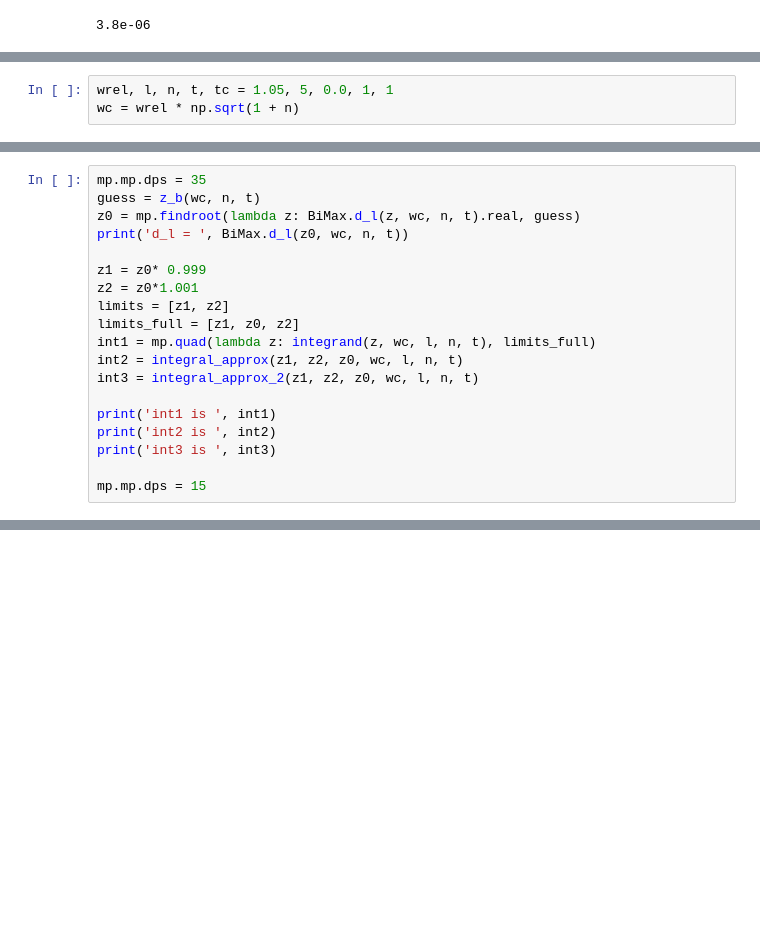
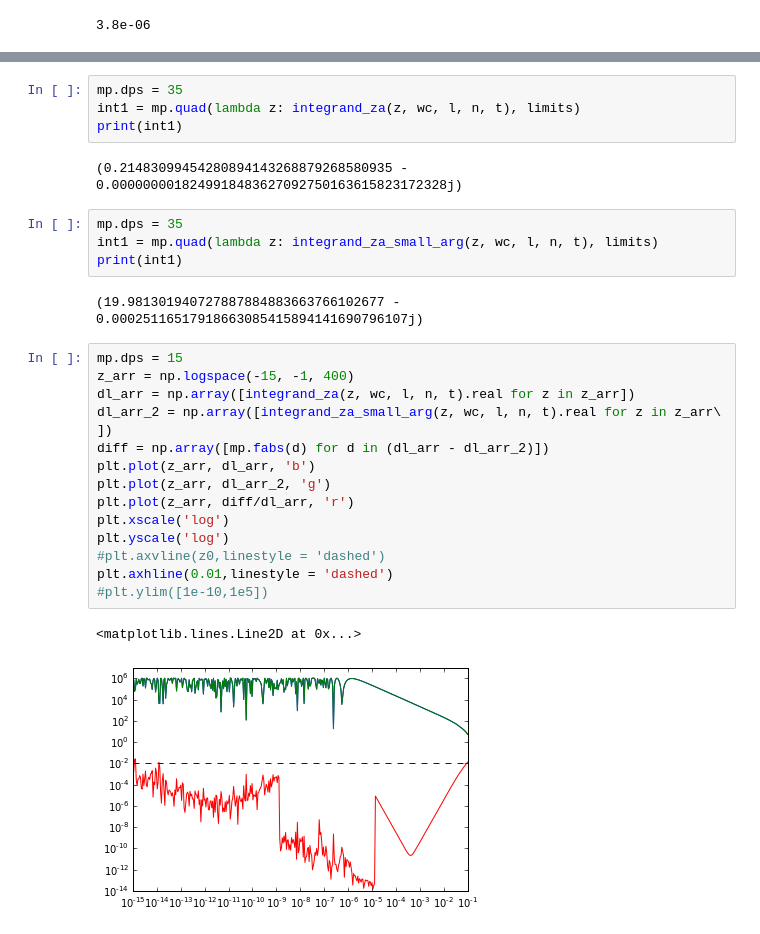
Before and after one commit to YuguangTong/qtn-proj, a Jupyter notebook: optimize/test.ipynb, the cells around one changed output, grey strips where cells are left out. Saved outputs shown, nothing was run; the diff lists cells and outputs as text; blank space fills up the shorter version.

```diff
--- a/optimize/test.ipynb
+++ b/optimize/test.ipynb
@@ -73,3 +39,0 @@ plt.axhline(v2e_arr[0], linestyle = 'dashed')
-# %%
-wrel, l, n, t, tc = 1.05, 5, 0.0, 1, 1
-wc = wrel * np.sqrt(1 + n)
@@ -94,19 +39,0 @@ mp.mp.dps = 15
-# %%
-mp.mp.dps = 35
-guess = z_b(wc, n, t)
-z0 = mp.findroot(lambda z: BiMax.d_l(z, wc, n, t).real, guess)
-print('d_l = ', BiMax.d_l(z0, wc, n, t))
-
-z1 = z0* 0.999
-z2 = z0*1.001
-limits = [z1, z2]
-limits_full = [z1, z0, z2]
-int1 = mp.quad(lambda z: integrand(z, wc, l, n, t), limits_full)
-int2 = integral_approx(z1, z2, z0, wc, l, n, t)
-int3 = integral_approx_2(z1, z2, z0, wc, l, n, t)
-
-print('int1 is ', int1)
-print('int2 is ', int2)
-print('int3 is ', int3)
-
-mp.mp.dps = 15
@@ -127,0 +53,30 @@ except Exception as detail:
+# %%
+mp.dps = 35
+int1 = mp.quad(lambda z: integrand_za(z, wc, l, n, t), limits)
+print(int1)
+# %% [output]
+(0.21483099454280894143268879268580935 - 0.0000000018249918483627092750163615823172328j)
+# %%
+mp.dps = 35
+int1 = mp.quad(lambda z: integrand_za_small_arg(z, wc, l, n, t), limits)
+print(int1)
+# %% [output]
+(19.981301940727887884883663766102677 - 0.00025116517918663085415894141690796107j)
+# %%
+mp.dps = 15
+z_arr = np.logspace(-15, -1, 400)
+dl_arr = np.array([integrand_za(z, wc, l, n, t).real for z in z_arr])
+dl_arr_2 = np.array([integrand_za_small_arg(z, wc, l, n, t).real for z in z_arr\
+])
+diff = np.array([mp.fabs(d) for d in (dl_arr - dl_arr_2)])
+plt.plot(z_arr, dl_arr, 'b')
+plt.plot(z_arr, dl_arr_2, 'g')
+plt.plot(z_arr, diff/dl_arr, 'r')
+plt.xscale('log')
+plt.yscale('log')
+#plt.axvline(z0,linestyle = 'dashed')
+plt.axhline(0.01,linestyle = 'dashed')
+#plt.ylim([1e-10,1e5])
+# %% [output]
+<matplotlib.lines.Line2D at 0x...>
+[figure, added]
```
Also changed, not shown: parts of 17 cells of this notebook, 2 other files.
